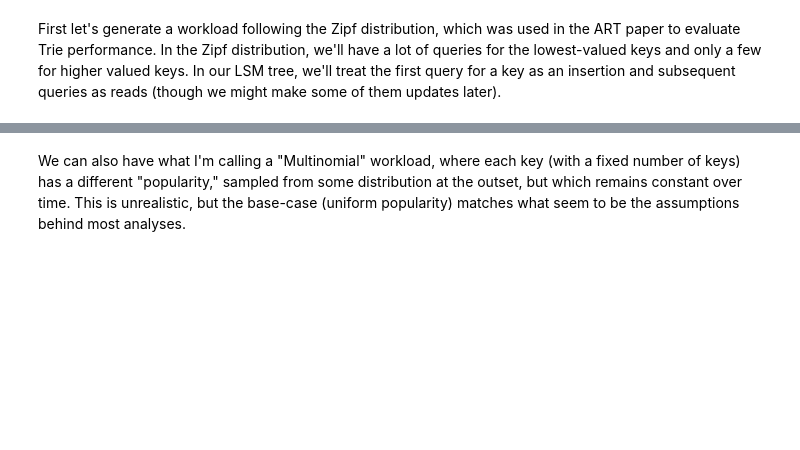
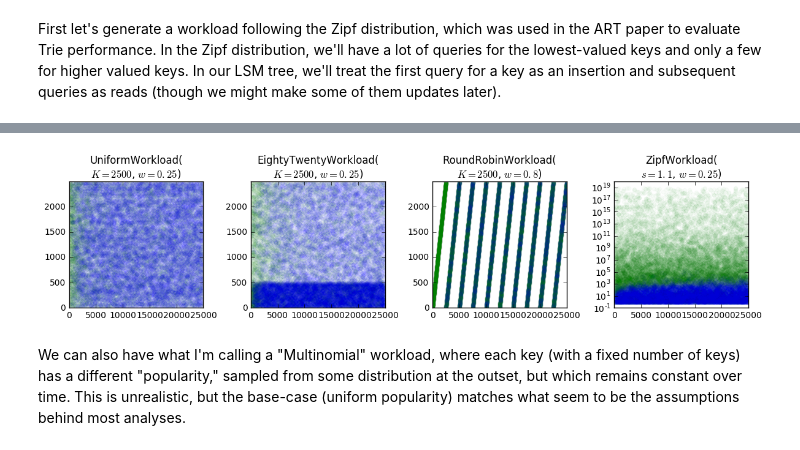
Before and after one commit to asross/cs265, a Jupyter notebook: simulations/lsemulation-aross.ipynb, the cells around one changed output, grey strips where cells are left out. Saved outputs shown, nothing was run; the diff lists cells and outputs as text; code cells hidden in the pictures; blank space fills up the shorter version.

```diff
--- a/simulations/lsemulation-aross.ipynb
+++ b/simulations/lsemulation-aross.ipynb
@@ -22,3 +22,12 @@ plot_workloads(zipfs)
+# %%
+plot_workloads([
+    UniformWorkload(update_fraction=0.25),
+    EightyTwentyWorkload(update_fraction=0.25),
+    RoundRobinWorkload(update_fraction=0.8),
+    ZipfWorkload(update_fraction=0.25)
+  ])
+# %% [output]
+[figure, added]
 # %% [markdown]
 We can also have what I'm calling a "Multinomial" workload, where each key (with a fixed number of keys) has a different "popularity," sampled from some distribution at the outset, but which remains constant over time. This is unrealistic, but the base-case (uniform popularity) matches what seem to be the assumptions behind most analyses.
 # %%
```
Also changed, not shown: parts of 8 cells of this notebook, 6 other files.
